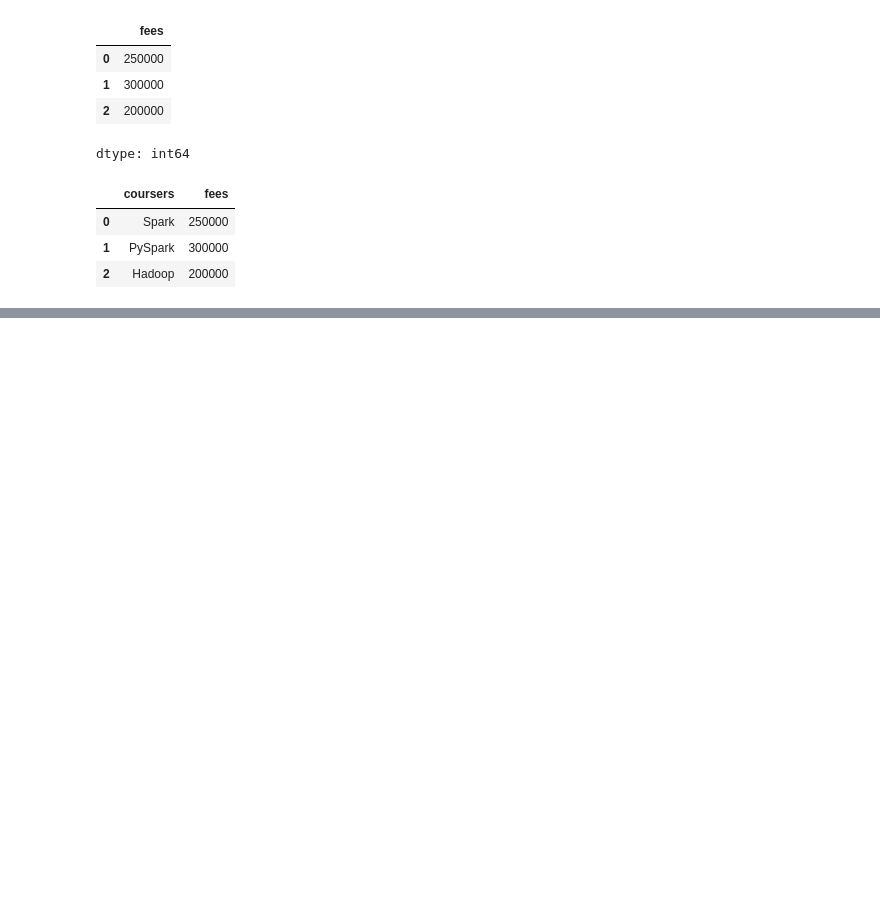
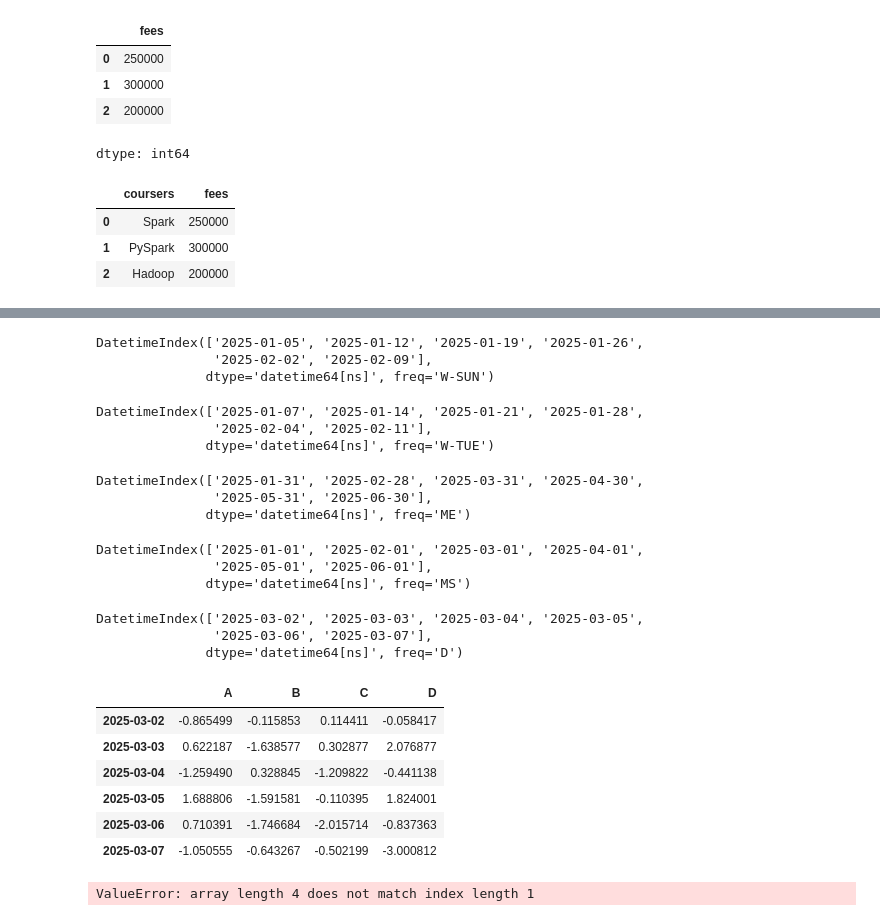
Before and after one commit to chaeunbi0411/2025-1-myclass-BDA, a Jupyter notebook: inclass/02w_A_0317_pandas_basic_ipynb의_사본.ipynb, the cells around one changed output, grey strips where cells are left out. Drawn from its saved outputs; the diff is of its cells as text; code cells hidden in the pictures; blank space fills up the shorter version.

```diff
--- a/inclass/02w_A_0317_pandas_basic_ipynb의_사본.ipynb
+++ b/inclass/02w_A_0317_pandas_basic_ipynb의_사본.ipynb
@@ -327,0 +510,58 @@ df
+# %%
+dates = pd.date_range("20250101", periods=6, freq='W')
+dates
+# %% [output]
+DatetimeIndex(['2025-01-05', '2025-01-12', '2025-01-19', '2025-01-26',
+               '2025-02-02', '2025-02-09'],
+              dtype='datetime64[ns]', freq='W-SUN')
+# %%
+dates = pd.date_range("20250101", periods=6, freq='W-TUE')
+dates
+# %% [output]
+DatetimeIndex(['2025-01-07', '2025-01-14', '2025-01-21', '2025-01-28',
+               '2025-02-04', '2025-02-11'],
+              dtype='datetime64[ns]', freq='W-TUE')
+# %%
+dates = pd.date_range("20250101", periods=6, freq='ME')
+dates
+# %% [output]
+DatetimeIndex(['2025-01-31', '2025-02-28', '2025-03-31', '2025-04-30',
+               '2025-05-31', '2025-06-30'],
+              dtype='datetime64[ns]', freq='ME')
+# %%
+dates = pd.date_range("20250101", periods=6, freq='MS')
+dates
+# %% [output]
+DatetimeIndex(['2025-01-01', '2025-02-01', '2025-03-01', '2025-04-01',
+               '2025-05-01', '2025-06-01'],
+              dtype='datetime64[ns]', freq='MS')
+# %%
+dates = pd.date_range("20250302", periods=6)
+dates
+# %% [output]
+DatetimeIndex(['2025-03-02', '2025-03-03', '2025-03-04', '2025-03-05',
+               '2025-03-06', '2025-03-07'],
+              dtype='datetime64[ns]', freq='D')
+# %%
+df = pd.DataFrame(np.random.randn(6, 4), index=dates, columns=list("ABCD"))
+df
+# %% [output]
+|  | A | B | C | D |
+| 2025-03-02 | -0.865499 | -0.115853 | 0.114411 | -0.058417 |
+| 2025-03-03 | 0.622187 | -1.638577 | 0.302877 | 2.076877 |
+| 2025-03-04 | -1.259490 | 0.328845 | -1.209822 | -0.441138 |
+| 2025-03-05 | 1.688806 | -1.591581 | -0.110395 | 1.824001 |
+| 2025-03-06 | 0.710391 | -1.746684 | -2.015714 | -0.837363 |
+| 2025-03-07 | -1.050555 | -0.643267 | -0.502199 | -3.000812 |
+# %%
+df2 = pd.DataFrame({
+    "A": 1.0,
+    "B": pd.Timestamp("20260302"),
+    "C": pd.Series(np.arange(1, 3, 5)),
+    "D": np.array([3] * 4, dtype="int32"),
+    "E": pd.Categorical(["test", "train", "test", "train"]),
+    "F": "foo"
+})
+df2
+# %% [output]
+ValueError: array length 4 does not match index length 1
```
Also changed, not shown: parts of 38 cells of this notebook.
